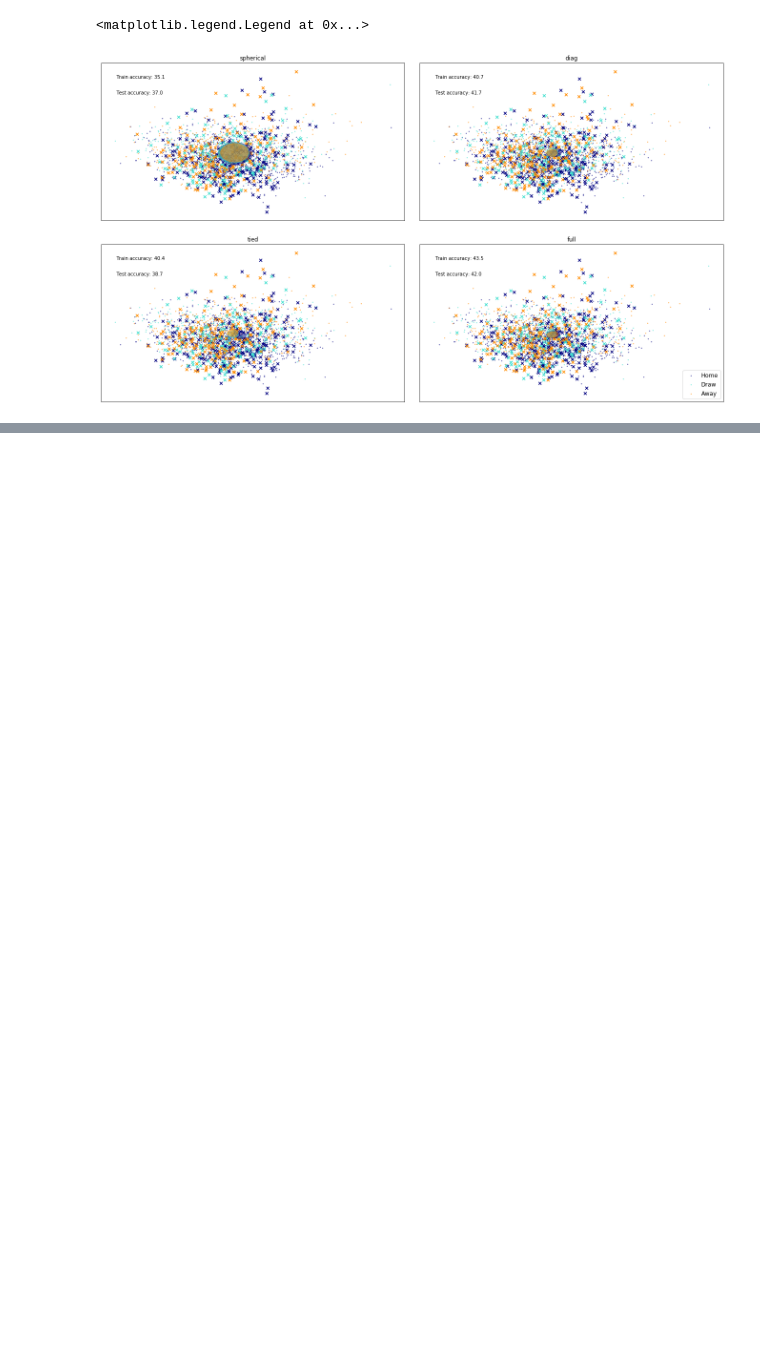
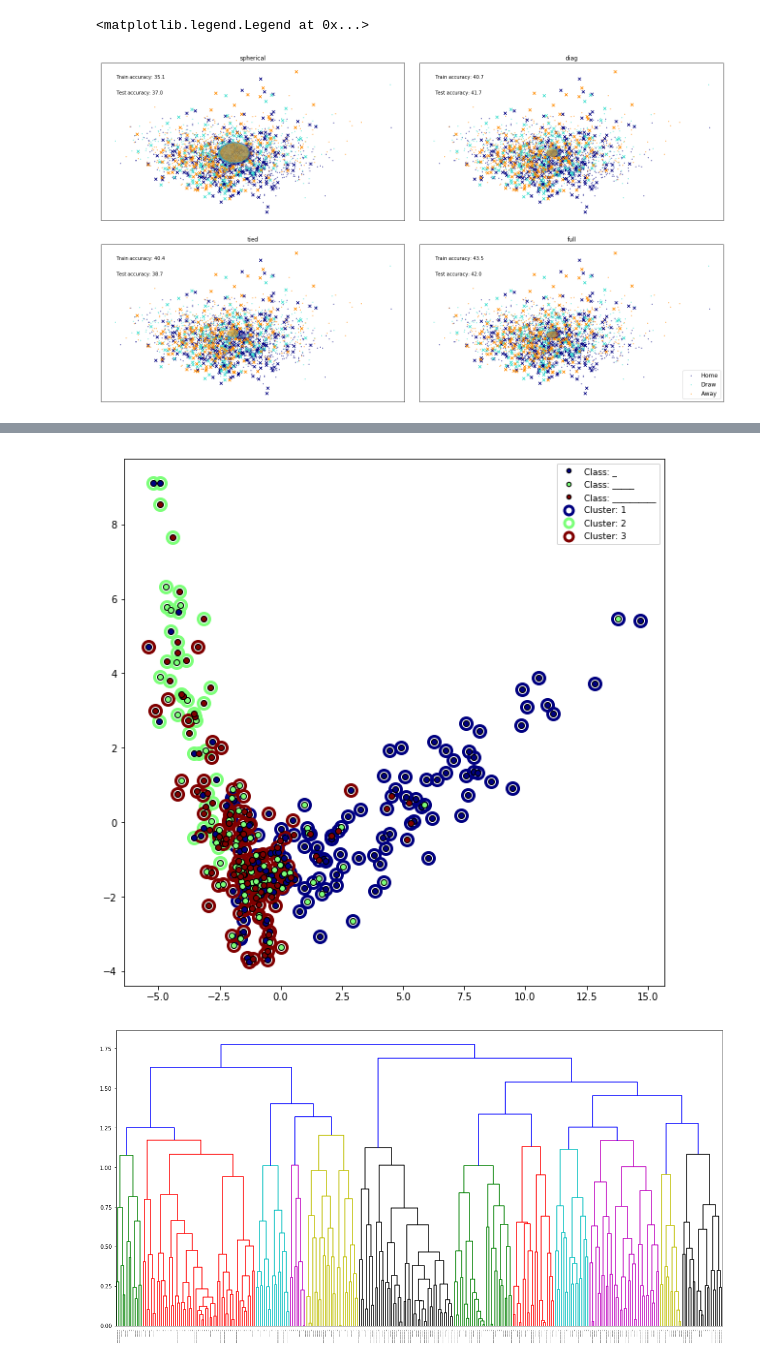
Before and after one commit to ShawnHouCHN/Introduction-to-Machine-Learning-and-Data-Mining-E17, a Jupyter notebook: Project3/Project 3 GMM&Hierarchical Clustering.ipynb, the cells around one changed output, grey strips where cells are left out. Cells and saved outputs as stored; diff of their text form; code cells hidden in the pictures; blank space fills up the shorter version.

Commit message:
Hierarchical clustering WIP

```diff
--- a/Project3/Project 3 GMM&Hierarchical Clustering.ipynb
+++ b/Project3/Project 3 GMM&Hierarchical Clustering.ipynb
@@ -272 +275,81 @@ Fitting model for K=10
 BIC, AIC TEST
+# %%
+pregame_features = ['B365H', 'B365D', 'B365A', 'BWH', 'BWD', 'BWA', 'IWH', 'IWD',
+                    'IWA', 'LBH', 'LBD', 'LBA', 'WHH', 'WHD', 'WHA', 'VCH', 'VCD', 'VCA', 'buildUpPlaySpeed_home',
+                    'buildUpPlayDribbling_home', 'buildUpPlayPassing_home',
+                    'buildUpPlayPositioningClass_home_isOrganised', 'chanceCreationPassing_home',
+                    'chanceCreationCrossing_home', 'chanceCreationShooting_home',
+                    'chanceCreationPositioningClass_home_isOrganised', 'defencePressure_home',
+                    'defenceAggression_home', 'defenceTeamWidth_home', 'buildUpPlaySpeed_away',
+                    'buildUpPlayDribbling_away', 'buildUpPlayPassing_away',
+                    'buildUpPlayPositioningClass_away_isOrganised', 'chanceCreationPassing_away',
+                    'chanceCreationCrossing_away', 'chanceCreationShooting_away',
+                    'chanceCreationPositioningClass_away_isOrganised', 'defencePressure_away',
+                    'defenceAggression_away', 'defenceTeamWidth_away']
+
+
+postgame_features = ['possession_home', 'corner_home',
+                    'corner_away', 'cross_home', 'cross_away', 'throwin_home', 'throwin_away',
+                    'shoton_home', 'shoton_away', 'shotoff_home', 'shotoff_away', 'foulcommit_home',
+                    'foulcommit_away', 'ycard_home', 'ycard_away', 'rcard_home', 'rcard_away']
+
+pre_and_post = pregame_features + postgame_features
+
+match_results_dict = {0: '_', 1: '_____', 2: '__________'}
+
+X_hierarchical = df_match[pregame_features]
+y_hierarchical = [match_results_dict[y[i]] for i in range(len(y))]
+Xy_hierarchical = pd.concat(axis=1, objs=[X_hierarchical, pd.DataFrame(y_hierarchical)])
+Xy_hierarchical.sort_values(axis=0, by=0, ascending=False)
+
+Xy_hierarchical = Xy_hierarchical.sample(n=300)
+
+X_hierarchical_orig = X_hierarchical
+X_hierarchical = Xy_hierarchical.iloc[:, Xy_hierarchical.columns != 0]
+
+X_hierarchical = (X_hierarchical - X_hierarchical.mean()) / X_hierarchical.std()
+
+y_hierarchical = Xy_hierarchical[0]
+
+
+# exercise 10.2.1
+from matplotlib.pyplot import figure, show
+from scipy.io import loadmat
+from toolbox_02450 import clusterplot
+from scipy.cluster.hierarchy import linkage, fcluster, dendrogram
+from scipy.spatial.distance import pdist
+
+#X = mat_data['X']
+#y = mat_data['y'].squeeze()
+#attributeNames = [name[0] for name in mat_data['attributeNames'].squeeze()]
+#classNames = [name[0][0] for name in mat_data['classNames']]
+#N, M = X.shape
+#C = len(classNames)
+
+# df_match['home_team_goal'] >  df_match['away_team_goal']
+
+
+# ‘braycurtis’, ‘canberra’, ‘chebyshev’, ‘cityblock’, ‘correlation’, ‘cosine’, ‘dice’,
+#‘euclidean’, ‘hamming’, ‘jaccard’, ‘kulsinski’, ‘mahalanobis’, ‘matching’, ‘minkowski’,
+#‘rogerstanimoto’, ‘russellrao’, ‘seuclidean’, ‘sokalmichener’, ‘sokalsneath’, ‘sqeuclidean’, ‘yule’
+Z = linkage(pdist(X_hierarchical, 'cosine'), method='complete')
+cls = fcluster(Z, criterion='maxclust', t=3)
+figure(1, figsize=(10,10))
+
+
+pca_hierarchical = decomposition.PCA(n_components=2)
+pca.fit(X_hierarchical)
+X_pca = pca.transform(X_hierarchical)
+
+#plt.scatter(X_pca[:,0], X_pca[:,1])
+
+clusterplot(X_pca, cls.reshape(cls.shape[0],1), y=y_hierarchical)
+
+figure(2, figsize=(20,10))
+#labs = ['Home', 'Home', 'Away','Home','Draw','Draw','Home','Draw','Draw','Away','Home','Draw','Draw','Draw','Home','Away','Home','Draw','Draw','Away']
+labs = y_hierarchical.values.tolist()
+dendrogram(Z, truncate_mode='level', p=300, labels=labs)
+show()
+# %% [output]
+[figure, added]
+[figure, added]
```
Also changed, not shown: parts of 4 cells of this notebook.
